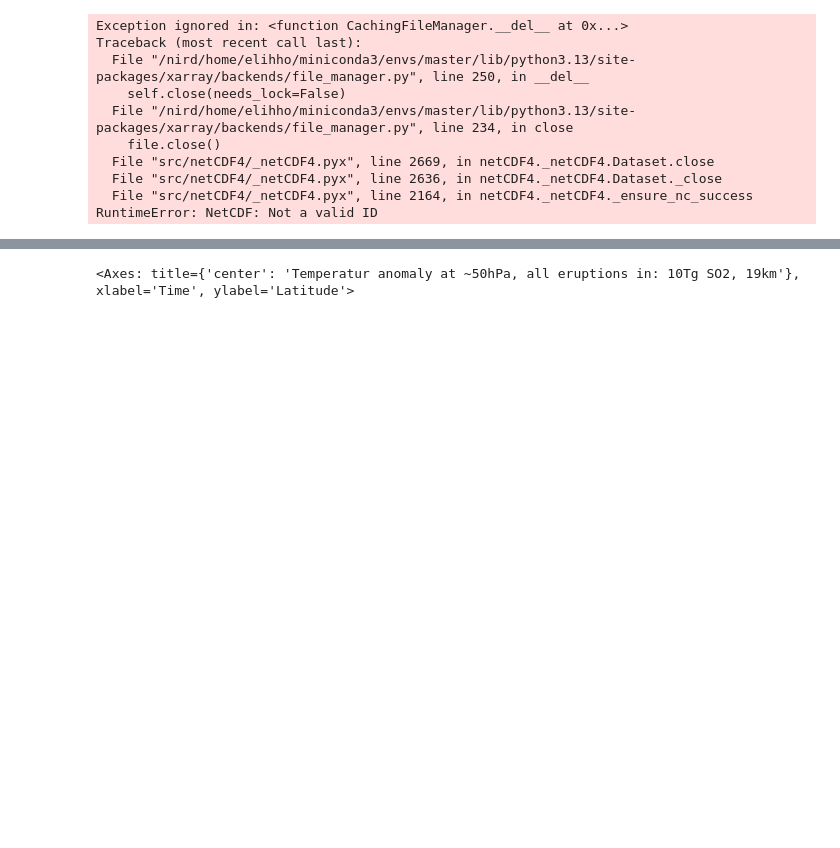
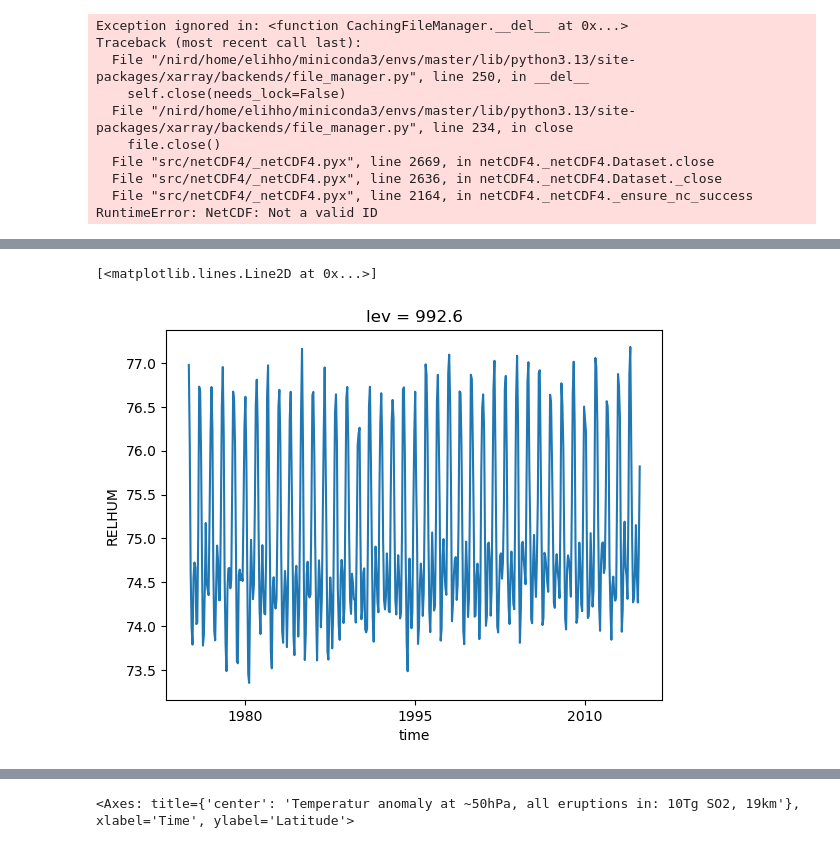
Before and after one commit to EliHHogemo/master_thesis, a Jupyter notebook: climate_responces.ipynb, the cells around one changed output, grey strips where cells are left out. Cells and saved outputs as stored; diff of their text form; code cells hidden in the pictures; blank space fills up the shorter version.

```diff
--- a/climate_responces.ipynb
+++ b/climate_responces.ipynb
@@ -188,0 +142,7 @@ weighted_lat_1pr = np.cos(np.deg2rad(lat_1pr))
+# %%
+lowest=ds_19["RELHUM"].sel(lev=992.6, method="nearest")
+lowest_rh = lowest.weighted(weighted_lat).mean(dim=["lat", "lon"])
+lowest_rh.plot()
+# %% [output]
+[<matplotlib.lines.Line2D at 0x...>]
+[figure, added]
```
Also changed, not shown: parts of 14 cells of this notebook.
